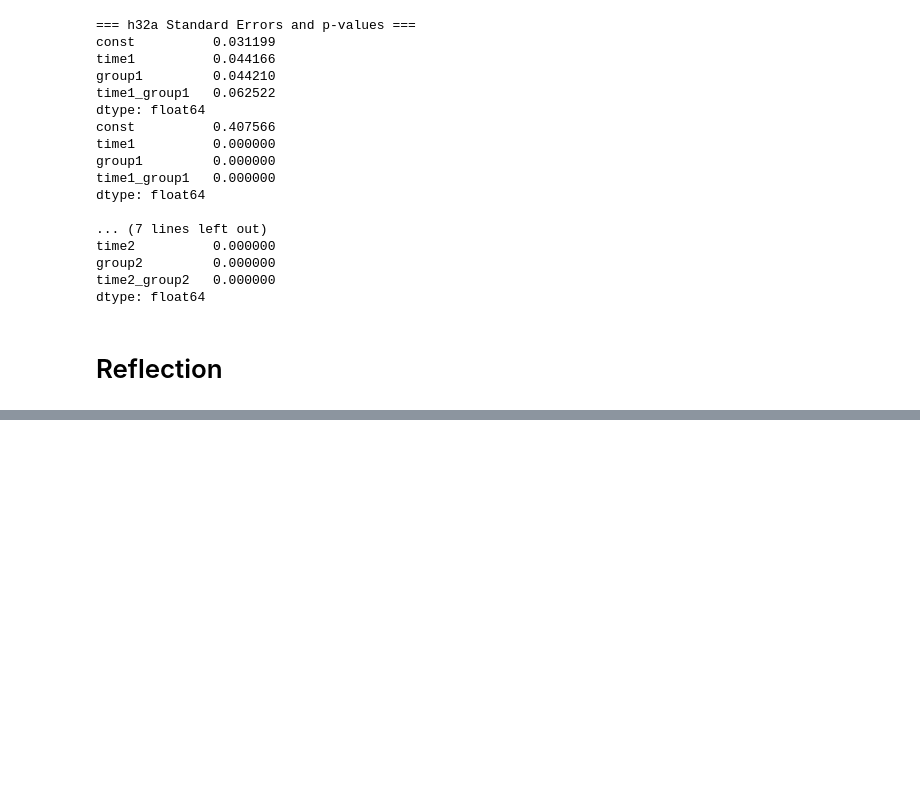
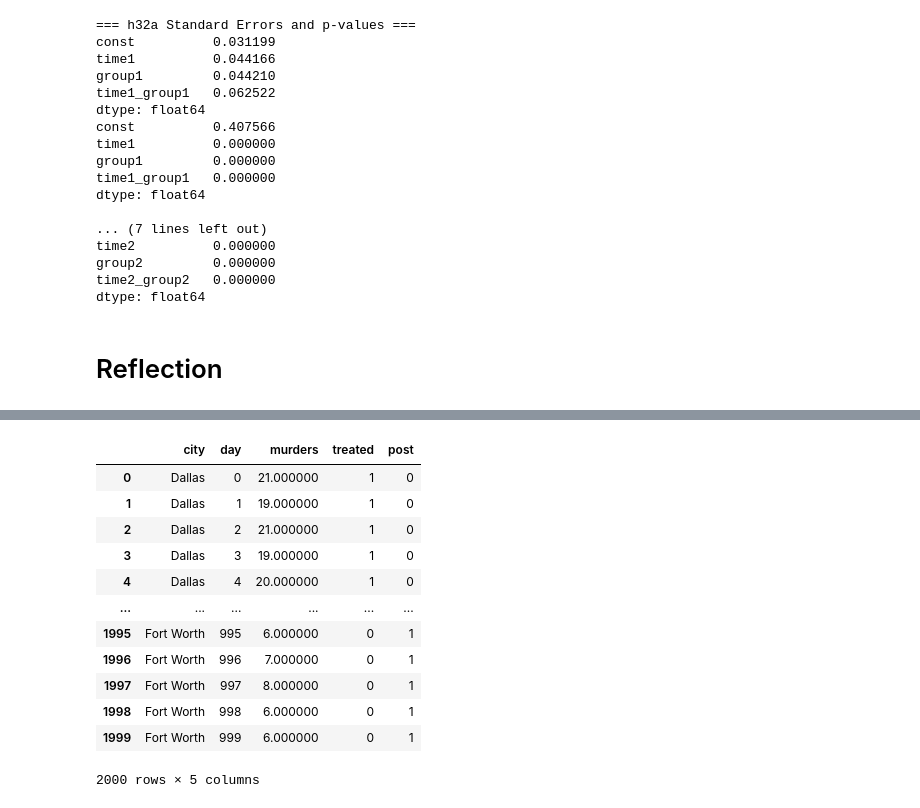
Before and after one commit to cdc18b/dxstats, a Jupyter notebook: quiz3.ipynb, the cells around one changed output, grey strips where cells are left out. Saved outputs shown, nothing was run; the diff lists cells and outputs as text; code cells hidden in the pictures; blank space fills up the shorter version.

```diff
--- a/quiz3.ipynb
+++ b/quiz3.ipynb
@@ -317,0 +396,16 @@ dtype: float64
+# %%
+did_data
+# %% [output]
+|  | city | day | murders | treated | post |
+| 0 | Dallas | 0 | 21.000000 | 1 | 0 |
+| 1 | Dallas | 1 | 19.000000 | 1 | 0 |
+| 2 | Dallas | 2 | 21.000000 | 1 | 0 |
+| 3 | Dallas | 3 | 19.000000 | 1 | 0 |
+| 4 | Dallas | 4 | 20.000000 | 1 | 0 |
+| ... | ... | ... | ... | ... | ... |
+| 1995 | Fort Worth | 995 | 6.000000 | 0 | 1 |
+| 1996 | Fort Worth | 996 | 7.000000 | 0 | 1 |
+| 1997 | Fort Worth | 997 | 8.000000 | 0 | 1 |
+| 1998 | Fort Worth | 998 | 6.000000 | 0 | 1 |
+| 1999 | Fort Worth | 999 | 6.000000 | 0 | 1 |
+2000 rows × 5 columns
```
Also changed, not shown: parts of 5 cells of this notebook, 1 other file.
